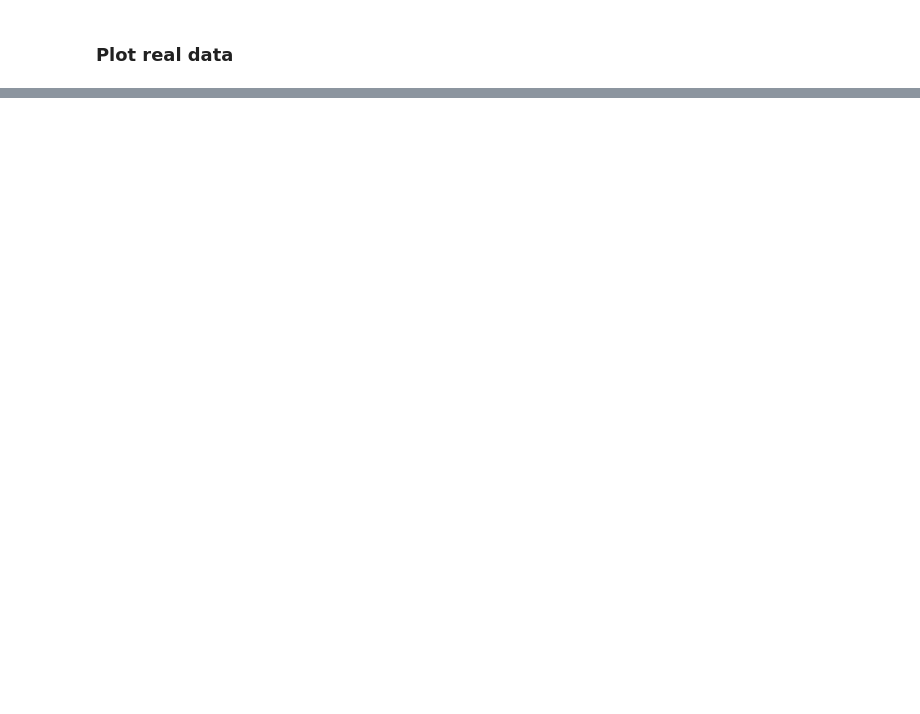
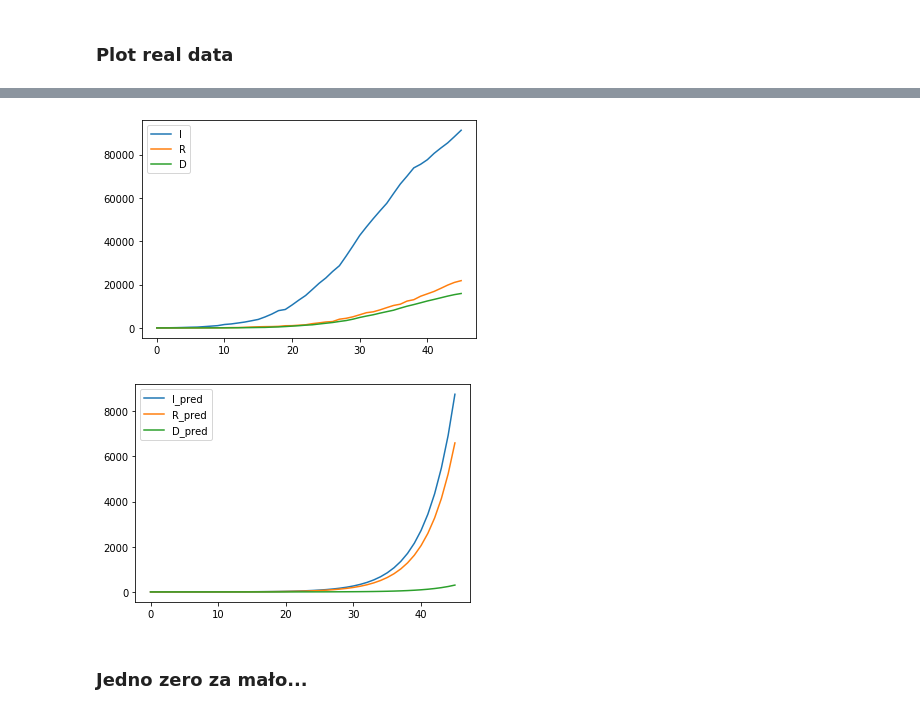
Before and after one commit to damian-horna/sir-covid19, a Jupyter notebook: UM project clear.ipynb, the cells around one changed output, grey strips where cells are left out. Cells and saved outputs as stored; diff of their text form; code cells hidden in the pictures; blank space fills up the shorter version.

```diff
--- a/UM project clear.ipynb
+++ b/UM project clear.ipynb
@@ -233,0 +274,28 @@ plt.show()
+# %%
+X_test = X_test.reshape(1, 3*46)
+# %%
+beta, gamma, delta, alpha, rho = regr.predict(X_test)[0]
+# %%
+t = np.linspace(0, 46, 46) # Grid of time points (in days)
+y0 = S0, E0, I0, R0, D0 # Initial conditions vector
+
+ret = odeint(deriv, y0, t, args=(N, beta, gamma, delta, alpha, rho))
+# %%
+S_pred,E_pred,I_pred,R_pred,D_pred = ret.T
+# %%
+plt.plot(I, label='I')
+plt.plot(R, label='R')
+plt.plot(D, label='D')
+plt.legend()
+plt.show()
+
+plt.plot(I_pred, label='I_pred')
+plt.plot(R_pred, label='R_pred')
+plt.plot(D_pred, label='D_pred')
+plt.legend()
+plt.show()
+# %% [output]
+[figure, added]
+[figure, added]
+# %% [markdown]
+### Jedno zero za mało...
```
Also changed, not shown: parts of 16 cells of this notebook.
